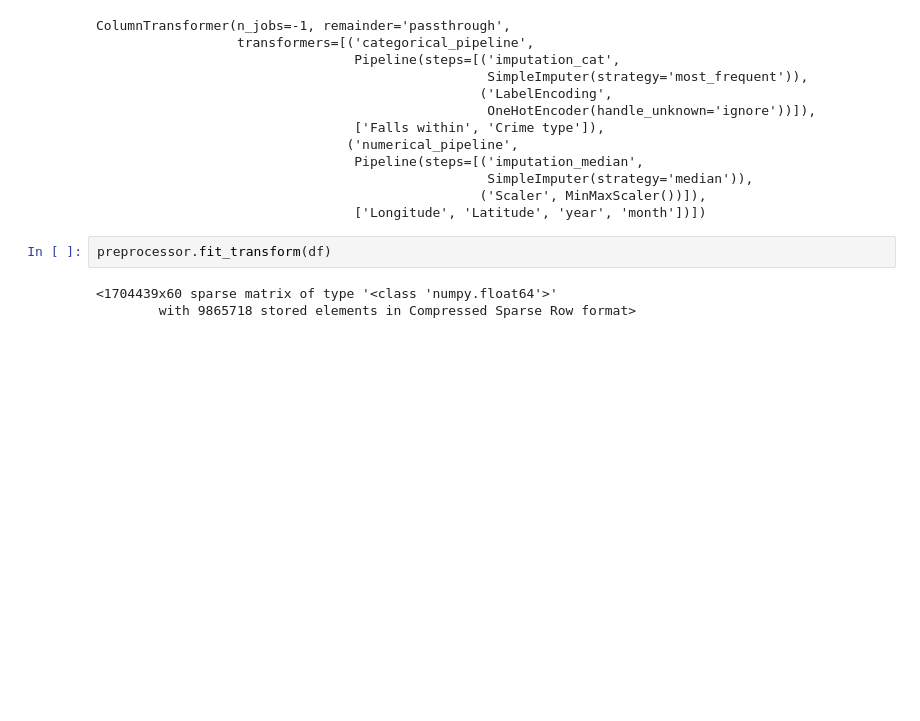
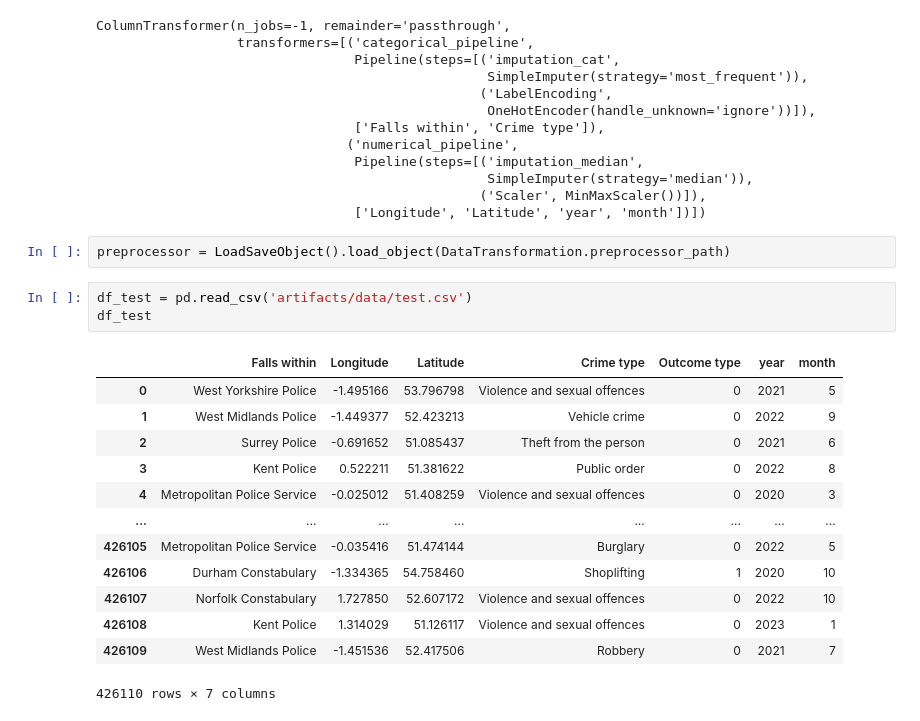
Before and after one commit to saquibmohiuddin/cubed-workshop, a Jupyter notebook: ml_lab.ipynb, the cells around one changed output. Drawn from its saved outputs; the diff is of its cells as text; blank space fills up the shorter version.

```diff
--- a/ml_lab.ipynb
+++ b/ml_lab.ipynb
@@ -413,8 +413,22 @@ ColumnTransformer(n_jobs=-1, remainder='passthrough',
                                                   SimpleImputer(strategy='median')),
                                                  ('Scaler', MinMaxScaler())]),
                                  ['Longitude', 'Latitude', 'year', 'month'])])
-# %%
-preprocessor.fit_transform(df)
-# %% [output]
-<1704439x60 sparse matrix of type '<class 'numpy.float64'>'
-        with 9865718 stored elements in Compressed Sparse Row format>
+# %%
+preprocessor = LoadSaveObject().load_object(DataTransformation.preprocessor_path)
+# %%
+df_test = pd.read_csv('artifacts/data/test.csv')
+df_test
+# %% [output]
+|  | Falls within | Longitude | Latitude | Crime type | Outcome type | year | month |
+| 0 | West Yorkshire Police | -1.495166 | 53.796798 | Violence and sexual offences | 0 | 2021 | 5 |
+| 1 | West Midlands Police | -1.449377 | 52.423213 | Vehicle crime | 0 | 2022 | 9 |
+| 2 | Surrey Police | -0.691652 | 51.085437 | Theft from the person | 0 | 2021 | 6 |
+| 3 | Kent Police | 0.522211 | 51.381622 | Public order | 0 | 2022 | 8 |
+| 4 | Metropolitan Police Service | -0.025012 | 51.408259 | Violence and sexual offences | 0 | 2020 | 3 |
+| ... | ... | ... | ... | ... | ... | ... | ... |
+| 426105 | Metropolitan Police Service | -0.035416 | 51.474144 | Burglary | 0 | 2022 | 5 |
+| 426106 | Durham Constabulary | -1.334365 | 54.758460 | Shoplifting | 1 | 2020 | 10 |
+| 426107 | Norfolk Constabulary | 1.727850 | 52.607172 | Violence and sexual offences | 0 | 2022 | 10 |
+| 426108 | Kent Police | 1.314029 | 51.126117 | Violence and sexual offences | 0 | 2023 | 1 |
+| 426109 | West Midlands Police | -1.451536 | 52.417506 | Robbery | 0 | 2021 | 7 |
+426110 rows × 7 columns
```
Also changed, not shown: parts of 2 cells of this notebook, 4 other files.
